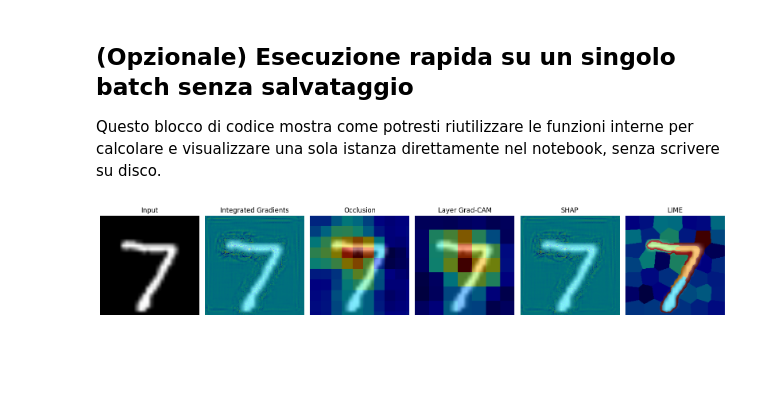
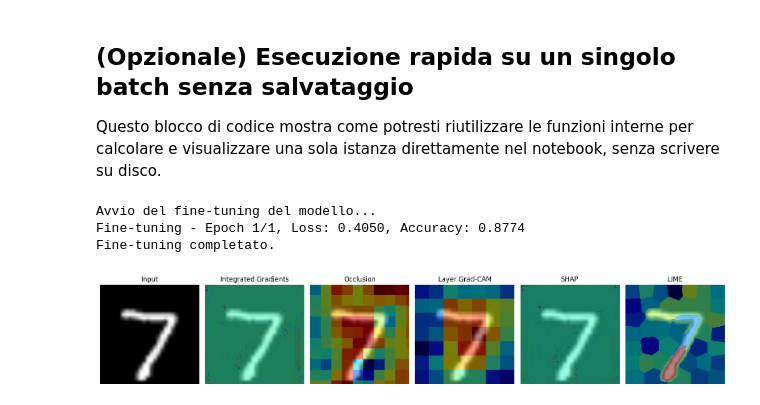
Before and after one commit to gab-25/neural_network_interpretation, a Jupyter notebook: neural_network_interpretation.ipynb, the cells around one changed output. Cells and saved outputs as stored; diff of their text form; code cells hidden in the pictures; blank space fills up the shorter version.

```diff
--- a/neural_network_interpretation.ipynb
+++ b/neural_network_interpretation.ipynb
@@ -355,35 +404,51 @@ Questo blocco di codice mostra come potresti riutilizzare le funzioni interne pe
 # Opzionale: calcolo inline di un singolo esempio
 import numpy as np
 from torchvision import datasets, transforms
 from torch.utils.data import DataLoader
 
 device = get_device()
 transform = get_transforms(IMG_SIZE)
+
+train_ds = datasets.MNIST(root='./data', train=True, download=True, transform=transform)
+train_loader = DataLoader(train_ds, batch_size=BATCH_SIZE, shuffle=True)
+
 test = datasets.MNIST(root='./data', train=False, download=True, transform=transform)
 x, y = test[0]
 x = x.unsqueeze(0).to(device)
-model = load_model(device)
+
+# Carica e adatta il modello per MNIST (10 classi)
+model = load_model(device, num_classes=10)
+# Esegui il fine-tuning
+finetune_model(model, device, train_loader, epochs=1)
 
 # Usiamo la predizione del modello come target
 with torch.no_grad():
     logits = model(x)
     pred_idx = int(torch.softmax(logits, dim=1).argmax(dim=1).item())
 
 ig_attr = compute_ig(model, x, pred_idx)
 oc_attr = compute_occlusion(model, x, pred_idx)
 gc_attr = compute_layer_gradcam(model, x, pred_idx)
 shap_attr = compute_shap(model, x, pred_idx)
 lime_attr = compute_lime(model, x, device)
 
 img_np = tensor_to_img(x[0].detach().cpu())
 methods = ['Integrated Gradients', 'Occlusion', 'Layer Grad-CAM', 'SHAP', 'LIME']
 attrs = [ig_attr, oc_attr, gc_attr, shap_attr, lime_attr]
 vis = [overlay_heatmap(img_np, a) for a in attrs]
 
 fig, axes = plt.subplots(1, 6, figsize=(16, 3))
-axes[0].imshow(img_np); axes[0].set_title('Input'); axes[0].axis('off')
+axes[0].imshow(img_np);
+axes[0].set_title('Input');
+axes[0].axis('off')
 for i, m in enumerate(methods, start=1):
-    axes[i].imshow(vis[i-1]); axes[i].set_title(m); axes[i].axis('off')
-plt.tight_layout(); plt.show()
+    axes[i].imshow(vis[i - 1]);
+    axes[i].set_title(m);
+    axes[i].axis('off')
+plt.tight_layout();
+plt.show()
 # %% [output]
+Avvio del fine-tuning del modello...
+Fine-tuning - Epoch 1/1, Loss: 0.4050, Accuracy: 0.8774
+Fine-tuning completato.
-[figure, old version]
+[figure, new version]
```
Also changed, not shown: parts of 5 cells of this notebook.
